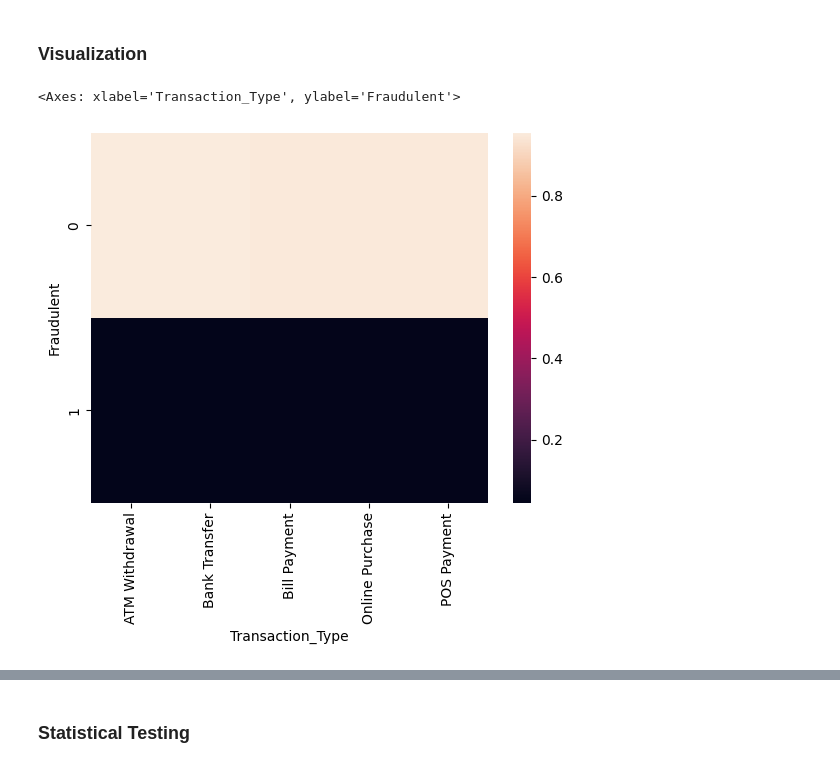
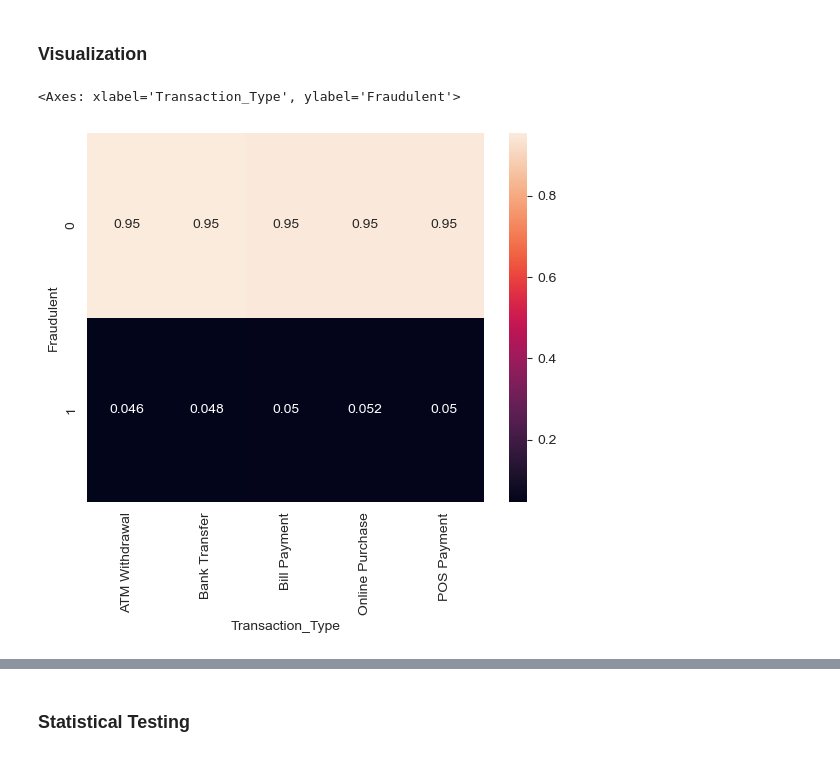
Before and after one commit to schuberte2026/DS_Project, a Jupyter notebook: Data Cleaning.ipynb, the cells around one changed output, grey strips where cells are left out. Saved outputs shown, nothing was run; the diff lists cells and outputs as text; code cells hidden in the pictures.

```diff
--- a/Data Cleaning.ipynb
+++ b/Data Cleaning.ipynb
@@ -96,14 +96,14 @@ fraud_df.head(10)
 # %% [markdown]
 ### Visualization
 # %%
-type_table = pd.pivot_table(fraud_df, index="Fraudulent", values="Transaction_ID", columns="Transaction_Type", aggfunc="count")
+type_table = pd.pivot_table(fraud_df, index="Fraudulent", values="Transaction_ID", columns="Transaction_Type", aggfunc="count", observed=True)
 type_table["ATM Withdrawal"] = type_table["ATM Withdrawal"]/(type_table["ATM Withdrawal"].sum())
 type_table["Bank Transfer"] = type_table["Bank Transfer"]/(type_table["Bank Transfer"].sum())
 type_table["Bill Payment"] = type_table["Bill Payment"]/(type_table["Bill Payment"].sum())
 type_table["Online Purchase"] = type_table["Online Purchase"]/(type_table["Online Purchase"].sum())
 type_table["POS Payment"] = type_table["POS Payment"]/(type_table["POS Payment"].sum())
-sns.heatmap(type_table)
+sns.heatmap(type_table, annot=True)
 # %% [output]
 <Axes: xlabel='Transaction_Type', ylabel='Fraudulent'>
-[figure, old version]
+[figure, new version]
 # %%
```
Also changed, not shown: parts of 7 cells of this notebook, 1 other file.
